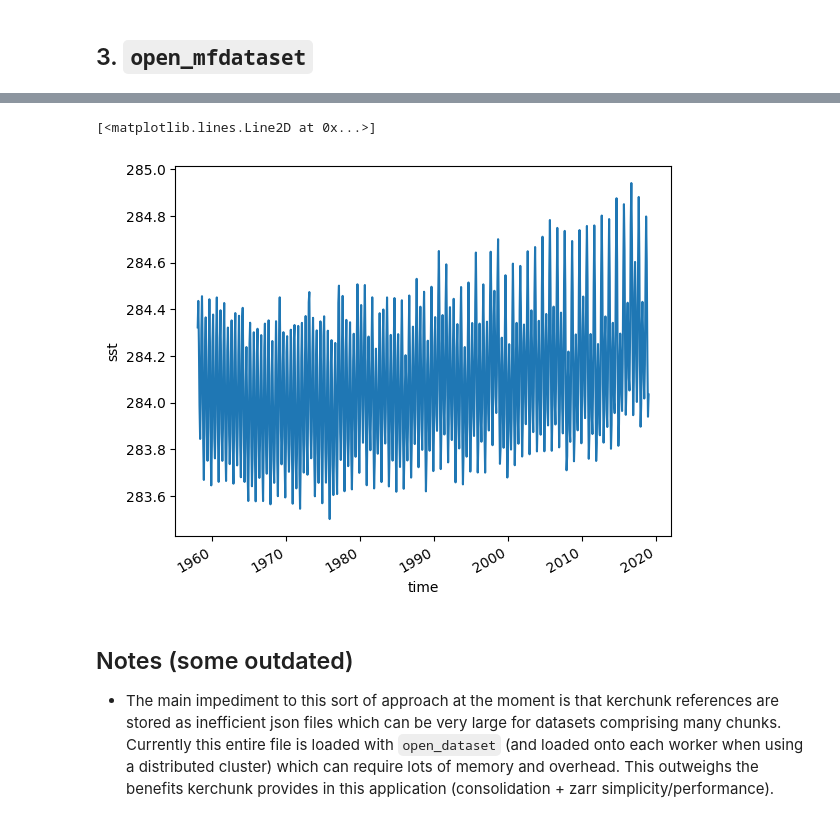
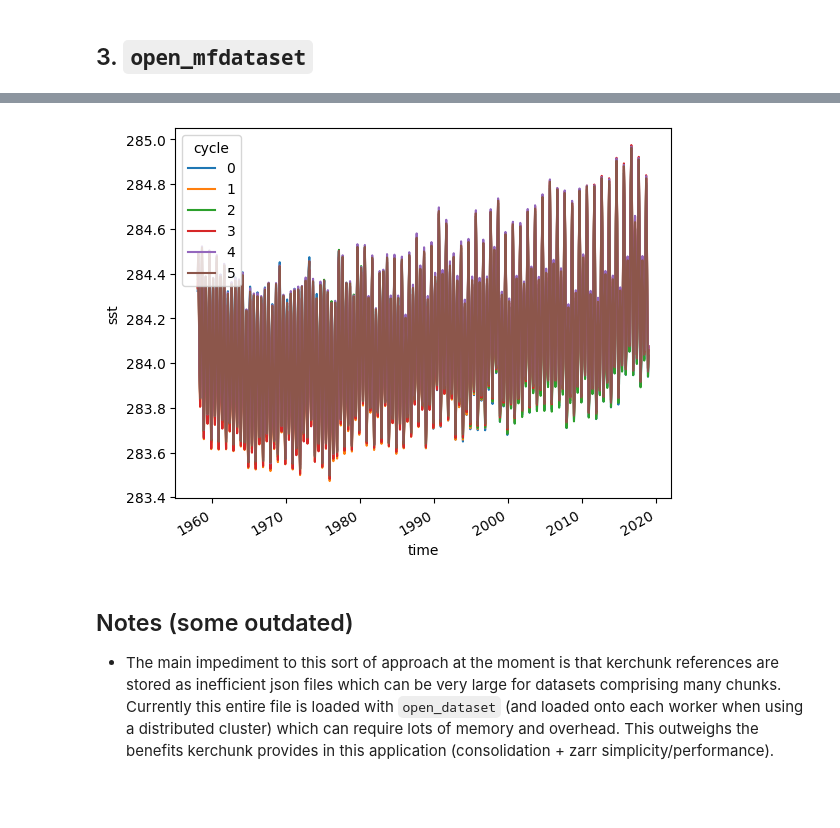
Before and after one commit to ACCESS-NRI/dev_data_querying, a Jupyter notebook: cosima_intake/cosima_kerchunk.ipynb, the cells around one changed output, grey strips where cells are left out. Cells and saved outputs as stored; diff of their text form; code cells hidden in the pictures; blank space fills up the shorter version.

```diff
--- a/cosima_intake/cosima_kerchunk.ipynb
+++ b/cosima_intake/cosima_kerchunk.ipynb
@@ -128,12 +44,18 @@ def auto_dask(
 # %%
 %%time
+
+def get_cycle(index, fs, var, fn):
+    import re
+    cycle = re.search('cycle(\d+)', fn)[1]
+    return int(cycle)
 
 mzz = auto_dask(
     files,
     single_driver=hdf.SingleHdf5ToZarr,
     single_kwargs={},
     mzz_kwargs=dict(
-        concat_dims=['time'],
+        coo_map={"cycle": get_cycle},
+        concat_dims=["time", "cycle"],
         identical_dims=[
             "xt_ocean",
             "yt_ocean",
@@ -150,12 +72,12 @@ mzz = auto_dask(
             "nv"
          ]
     ),
-    n_batches=4,
+    n_batches=14,
 )
 # %% [markdown]
 ## Write to a json file
 # %%
-with open("./kerchunk_dataset.json", 'wb') as f:
+with open("./025deg_jra55_iaf_omip2.ocean_month.json", 'wb') as f:
     f.write(ujson.dumps(mzz).encode());
 # %% [markdown]
 ## Consolidate metadata
@@ -260,0 +165,25 @@ Wall time: 7.2 s
+# %%
+%%time
+
+exp_root = "/g/data/ik11/outputs/access-om2-025/025deg_jra55_iaf_omip2_cycle?"
+
+files = []
+for cycle in sorted(glob.glob(exp_root)):
+    files.append(sorted(glob.glob(f"{cycle}/output*/ocean/ocean_month.nc")))
+
+ds = []
+for f in files:
+    ds.append(
+        xr.open_mfdataset(
+            f,
+            chunks="auto",
+            concat_dim="time",
+            parallel=True,
+            combine="nested",
+            data_vars="minimal",
+            coords="minimal",
+            compat="override"
+        )
+    )
+
+ds = xr.concat(ds, dim=pd.Index(range(len(files)), name="cycle"))
@@ -269,8 +201,7 @@ Wall time: 2.47 s
 # %%
-global_mean.plot()
+_ = global_mean.plot.line(x="time")
 # %% [output]
-[<matplotlib.lines.Line2D at 0x...>]
-[figure, old version]
+[figure, new version]
 # %% [markdown]
 ## Notes (some outdated)
 
```
Also changed, not shown: parts of 17 cells of this notebook, 4 other files.
